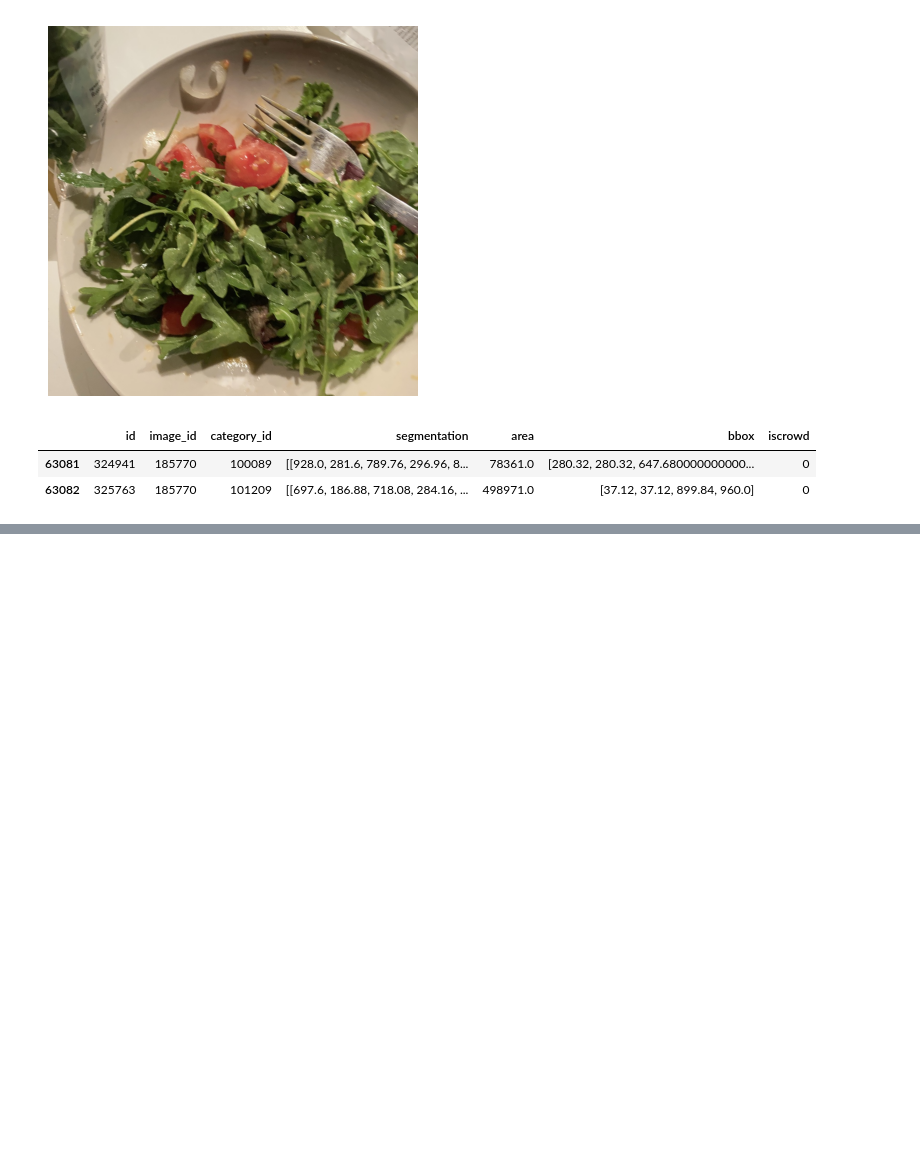
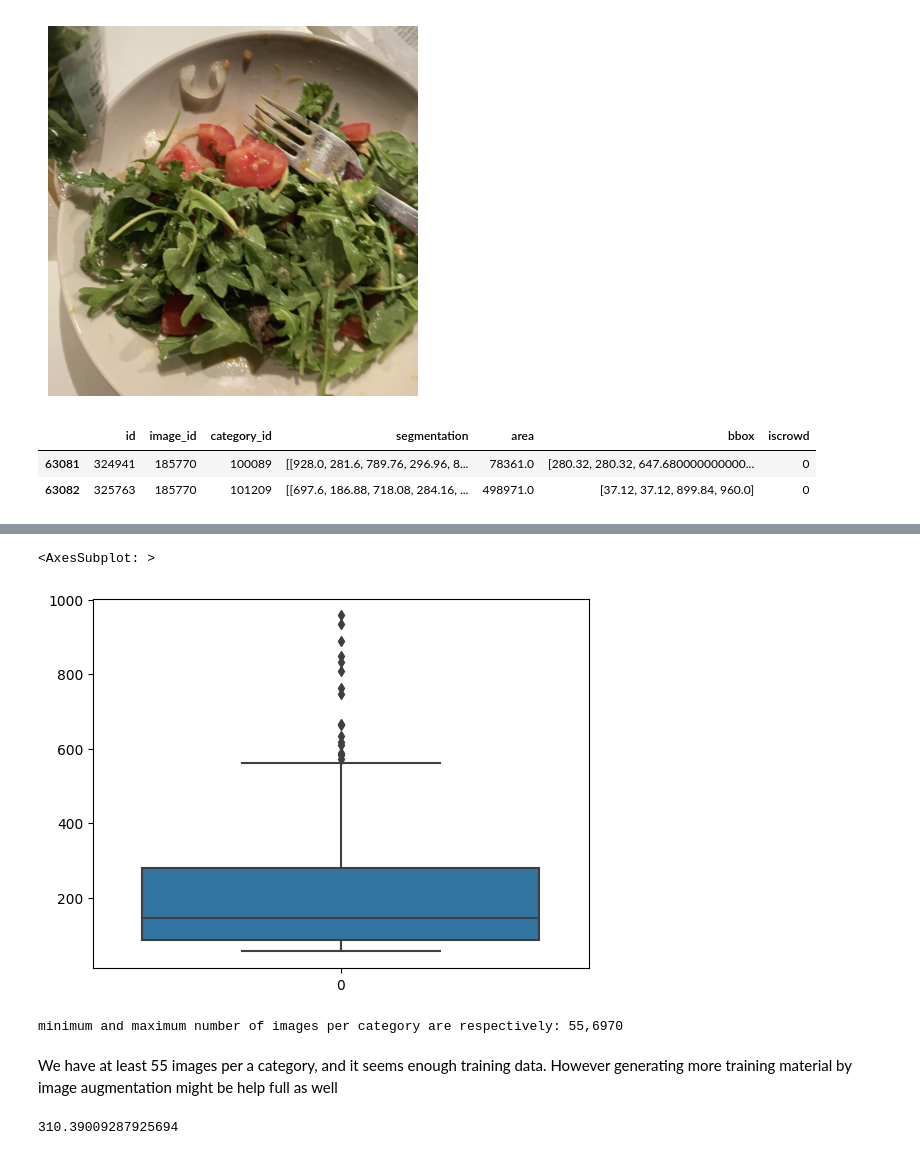
Before and after one commit to w0shitim/foodyai, a Jupyter notebook: notebooks/ali_zolfagharian_EDA.ipynb, the cells around one changed output, grey strips where cells are left out. Cells and saved outputs as stored; diff of their text form; code cells hidden in the pictures; blank space fills up the shorter version.

```diff
--- a/notebooks/ali_zolfagharian_EDA.ipynb
+++ b/notebooks/ali_zolfagharian_EDA.ipynb
@@ -227,0 +323,15 @@ annotations[annotations['image_id']==185770]
+# %%
+sns.boxplot(category_image[category_image['image_id']<1000]['image_id'])
+# %% [output]
+<AxesSubplot: >
+[figure, added]
+# %%
+print (f"minimum and maximum number of images per category are respectively: {category_image['image_id'].min()},{category_image['image_id'].max()}")
+# %% [output]
+minimum and maximum number of images per category are respectively: 55,6970
+# %% [markdown]
+We have at least 55 images per a category, and it seems enough training data. However generating more training material by image augmentation might be help full as well
+# %%
+category_image['image_id'].mean()
+# %% [output]
+310.39009287925694
```
Also changed, not shown: parts of 18 cells of this notebook.
